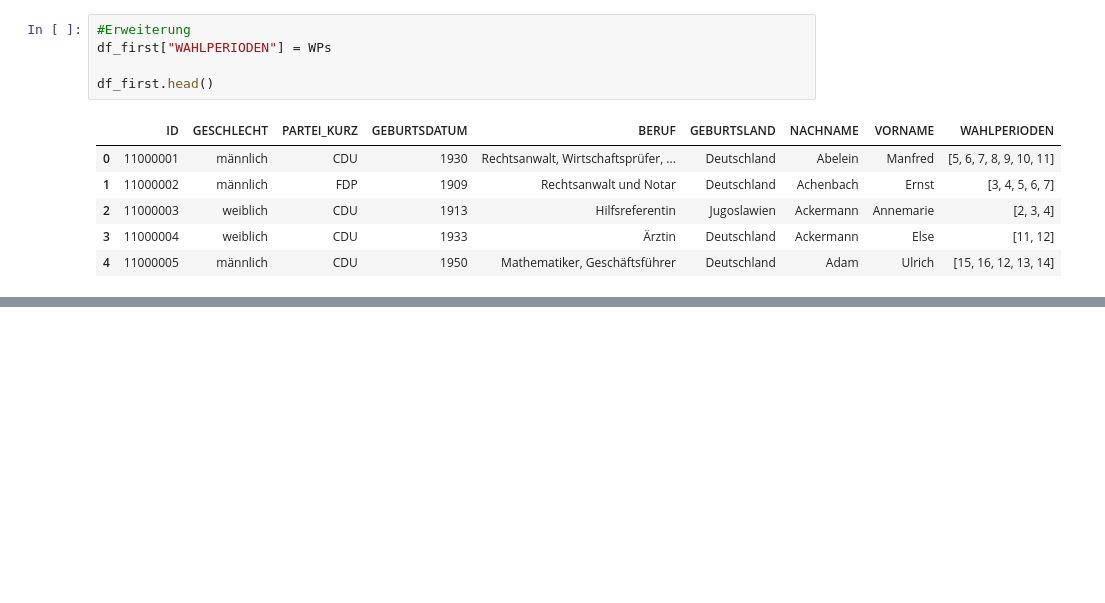
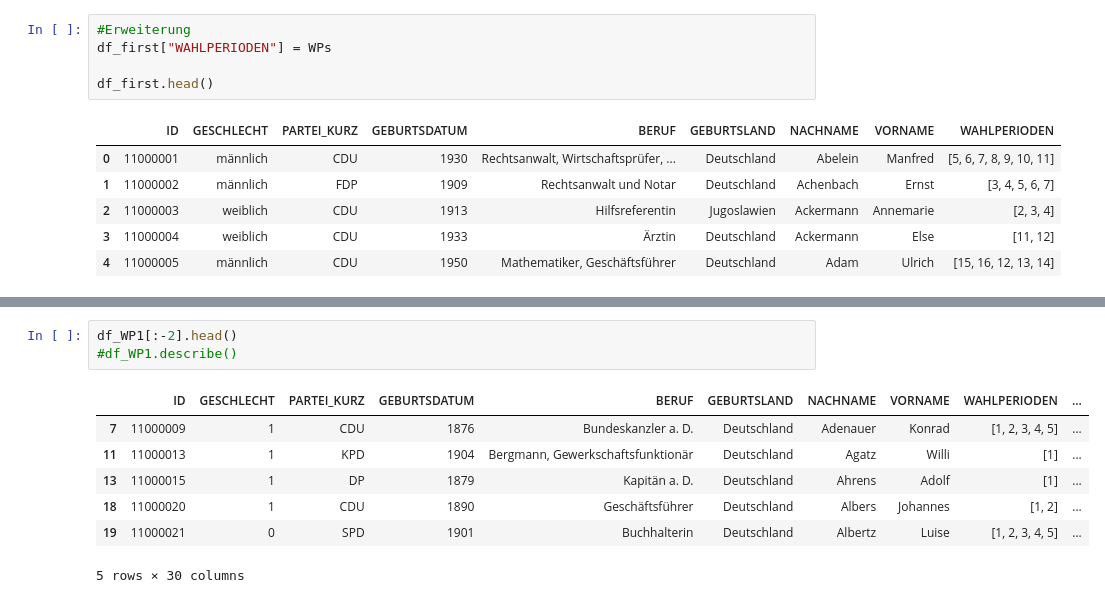
Before and after one commit to techlabsms/project-wt-18-12-Abgeordnetenanalyse, a Jupyter notebook: Extracting.ipynb, the cells around one changed output, grey strips where cells are left out. Saved outputs shown, nothing was run; the diff lists cells and outputs as text; blank space fills up the shorter version.

```diff
--- a/Extracting.ipynb
+++ b/Extracting.ipynb
@@ -216,0 +405,11 @@ df_first.head()
+# %%
+df_WP1[:-2].head()
+#df_WP1.describe()
+# %% [output]
+|  | ID | GESCHLECHT | PARTEI_KURZ | GEBURTSDATUM | BERUF | GEBURTSLAND | NACHNAME | VORNAME | WAHLPERIODEN | ... |
+| 7 | 11000009 | 1 | CDU | 1876 | Bundeskanzler a. D. | Deutschland | Adenauer | Konrad | [1, 2, 3, 4, 5] | ... |
+| 11 | 11000013 | 1 | KPD | 1904 | Bergmann, Gewerkschaftsfunktionär | Deutschland | Agatz | Willi | [1] | ... |
+| 13 | 11000015 | 1 | DP | 1879 | Kapitän a. D. | Deutschland | Ahrens | Adolf | [1] | ... |
+| 18 | 11000020 | 1 | CDU | 1890 | Geschäftsführer | Deutschland | Albers | Johannes | [1, 2] | ... |
+| 19 | 11000021 | 0 | SPD | 1901 | Buchhalterin | Deutschland | Albertz | Luise | [1, 2, 3, 4, 5] | ... |
+5 rows × 30 columns
```
Also changed, not shown: parts of 12 cells of this notebook.
